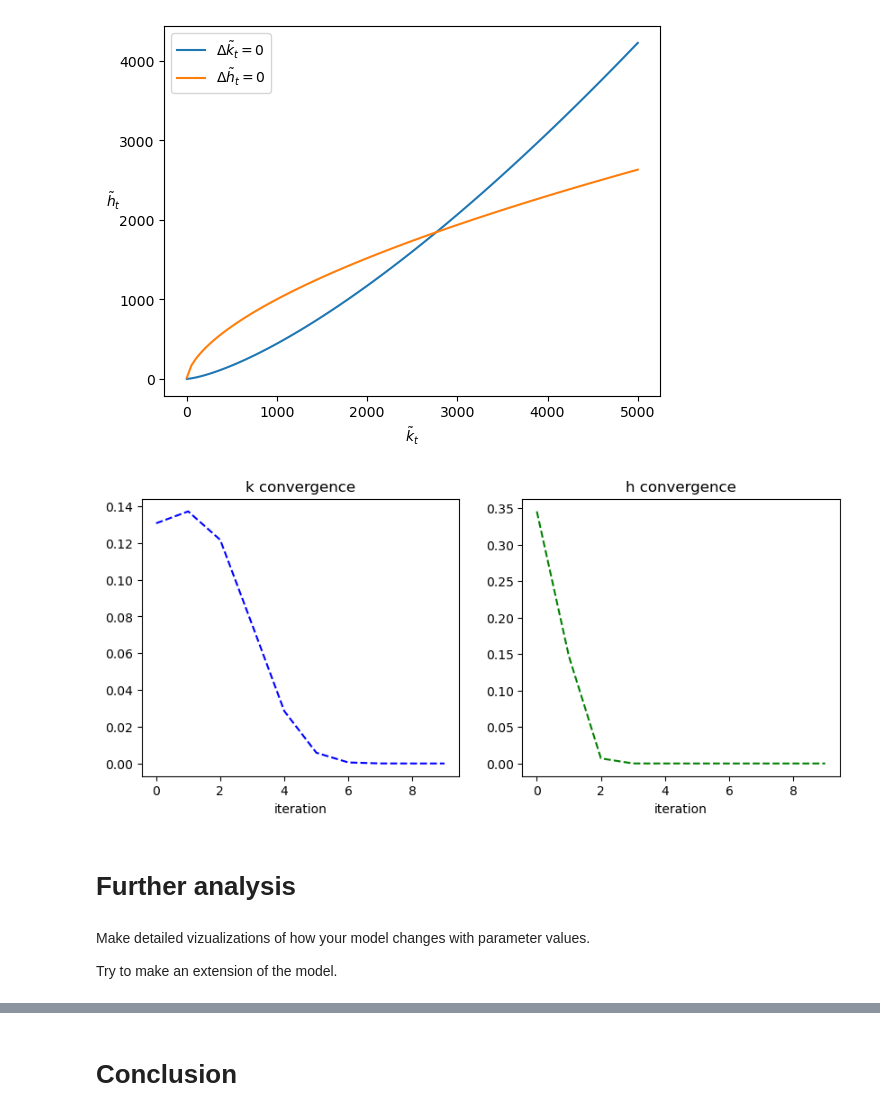
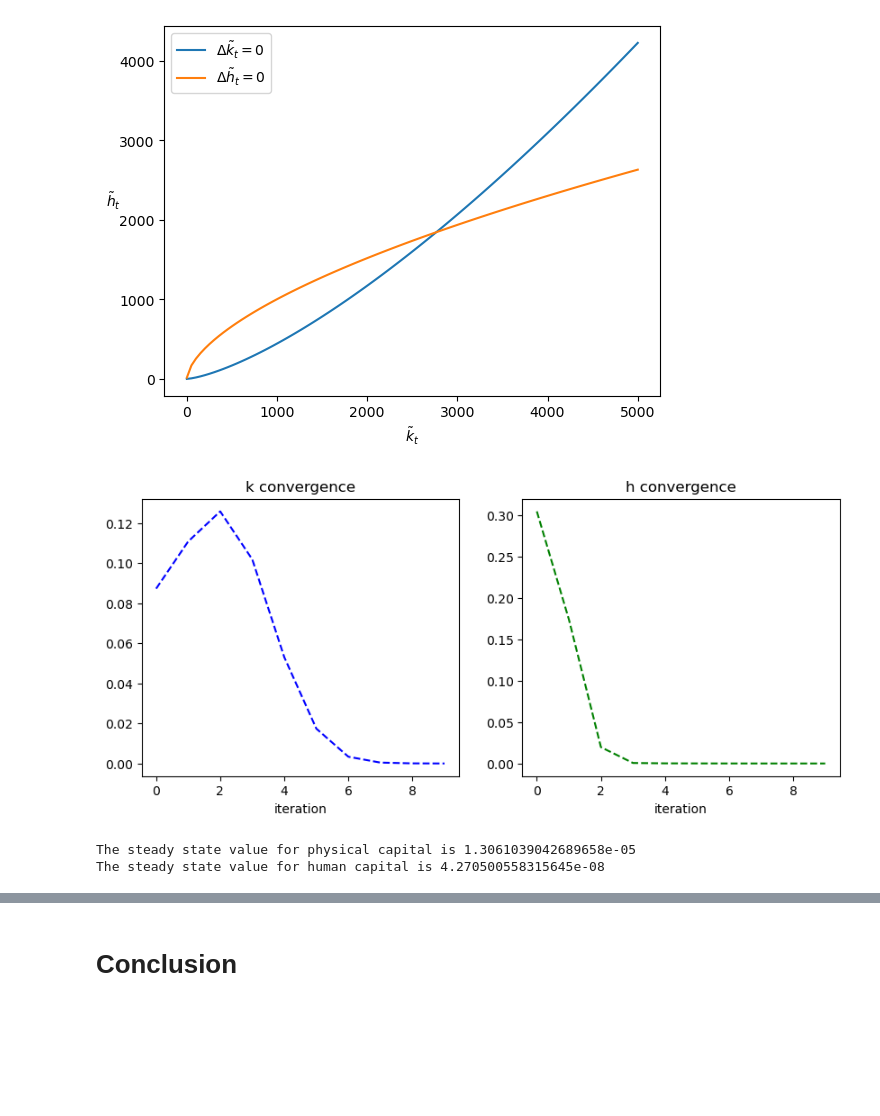
Before and after one commit to NumEconCopenhagen/projects-2023-n-m, a Jupyter notebook: modelproject/modelproject.ipynb, the cells around one changed output, grey strips where cells are left out. Saved outputs shown, nothing was run; the diff lists cells and outputs as text; code cells hidden in the pictures; blank space fills up the shorter version.

```diff
--- a/modelproject/modelproject.ipynb
+++ b/modelproject/modelproject.ipynb
@@ -165,41 +165,39 @@ ax.legend(loc='upper left');
 # %% [output]
 [figure]
 # %%
-import numpy as np
-import matplotlib.pyplot as plt
 
 def steady_state(sK, sH, delta, g, n, alpha, sigma, evals=10):
     k, h = 0.5, 0.5
     fks = np.zeros(evals)
     fhs = np.zeros(evals)
     for i in range(evals):
         k_new = ((sK*h**sigma) + (1-delta)*k)**(1/(1-alpha))
         h_new = ((sH*k**alpha) + (1-g)*h)**(1/sigma)
         fks[i] = np.abs(k_new - k)
         fhs[i] = np.abs(h_new - h)
         k, h = k_new, h_new
 
     # Plot the convergences for k and h
     fig, axs = plt.subplots(1, 2, figsize=(10, 4))
     i = evals-1
     axs[0].plot(np.arange(i+1), fks[:i+1], '--', ms=4, color='blue')
     axs[0].set_title("k convergence")
     axs[0].set_xlabel('iteration')
     axs[1].plot(np.arange(i+1), fhs[:i+1], '--', ms=4, color='green')
     axs[1].set_title("h convergence")
     axs[1].set_xlabel('iteration')
     plt.show()
 
     # Return the steady state values of physical and human capital
     return k, h
 
 # Find the steady state values of physical and human capital
-ss_k, ss_h = steady_state(0.05, 0.055, 0.05, 0.015, 0.01, 1/3, 1/3)
+ss_k, ss_h = steady_state(0.1, 0.11, 0.05, 0.015, 0.01, 1/3, 1/3)
 # %% [output]
-[figure, old version]
+[figure, new version]
-# %% [markdown]
-# Further analysis
-# %% [markdown]
-Make detailed vizualizations of how your model changes with parameter values.
-
-Try to make an extension of the model.
+# %%
+print(f'The steady state value for physical capital is {ss_k}')
+print(f'The steady state value for human capital is {ss_h}')
+# %% [output]
+The steady state value for physical capital is 1.3061039042689658e-05
+The steady state value for human capital is 4.270500558315645e-08
```
Also changed, not shown: parts of 4 cells of this notebook.
